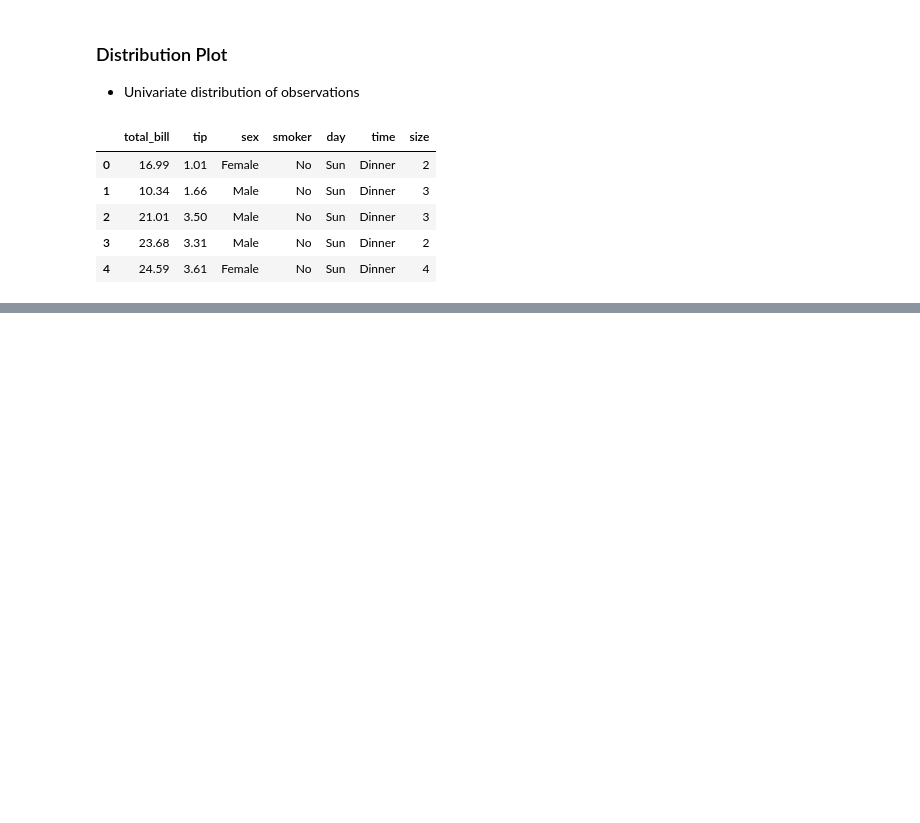
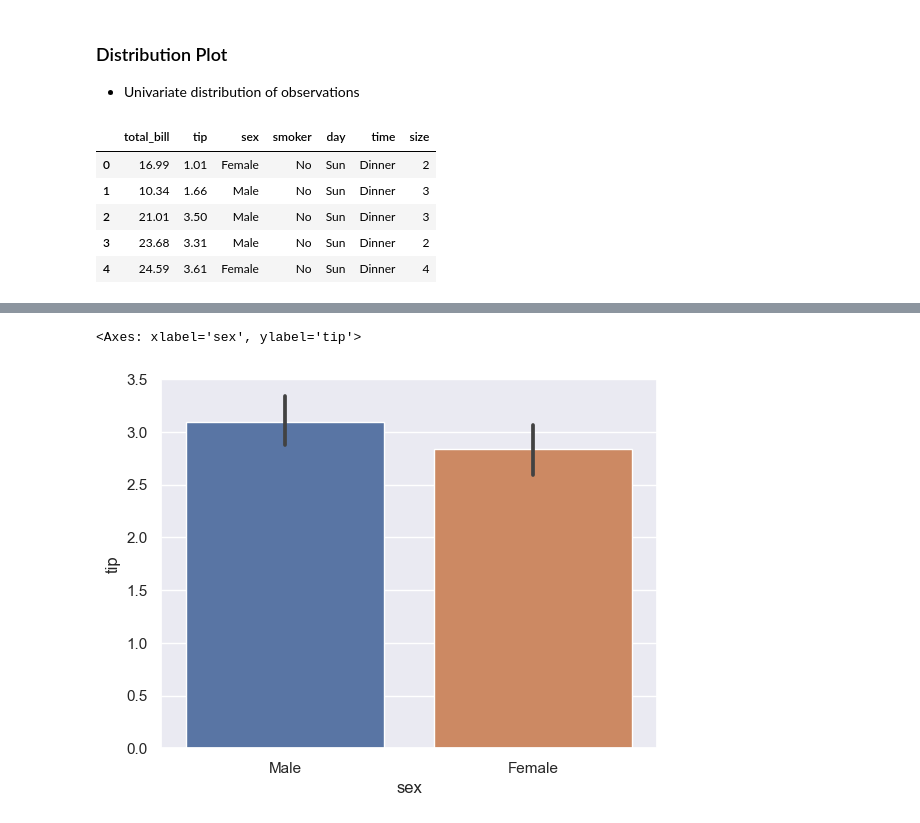
Before and after one commit to DuyNTK3020/Data-Science, a Jupyter notebook: Seaborn_Tutorial/Seaborn_Tutorial.ipynb, the cells around one changed output, grey strips where cells are left out. Saved outputs shown, nothing was run; the diff lists cells and outputs as text; code cells hidden in the pictures; blank space fills up the shorter version.

```diff
--- a/Seaborn_Tutorial/Seaborn_Tutorial.ipynb
+++ b/Seaborn_Tutorial/Seaborn_Tutorial.ipynb
@@ -60,0 +112,5 @@ sns.histplot(data=tips_df["total_bill"]);
+# %%
+sns.barplot(data=tips_df, x = "sex", y = "tip", estimator = np.mean)
+# %% [output]
+<Axes: xlabel='sex', ylabel='tip'>
+[figure, added]
```
Also changed, not shown: parts of 21 cells of this notebook, 2 other files.
